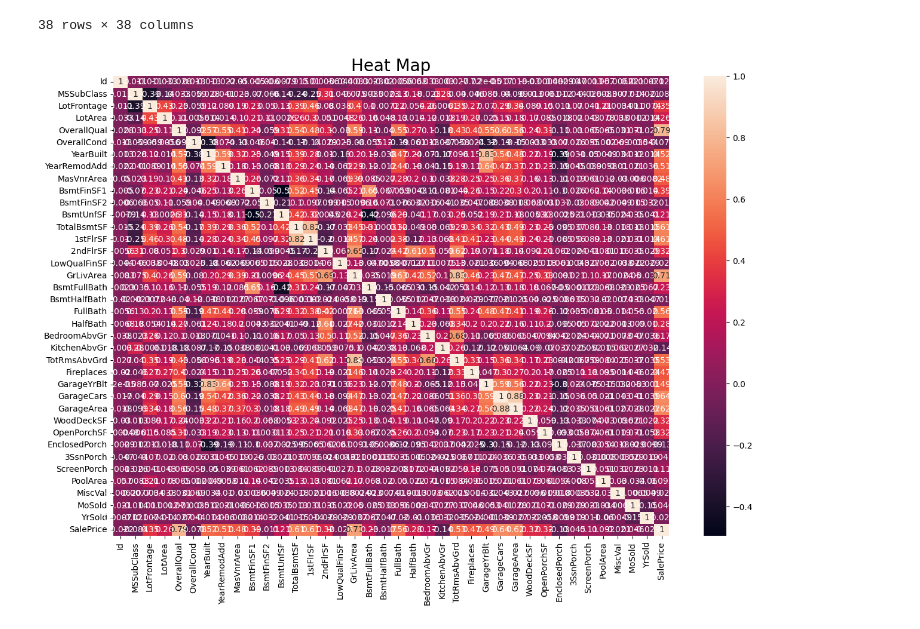
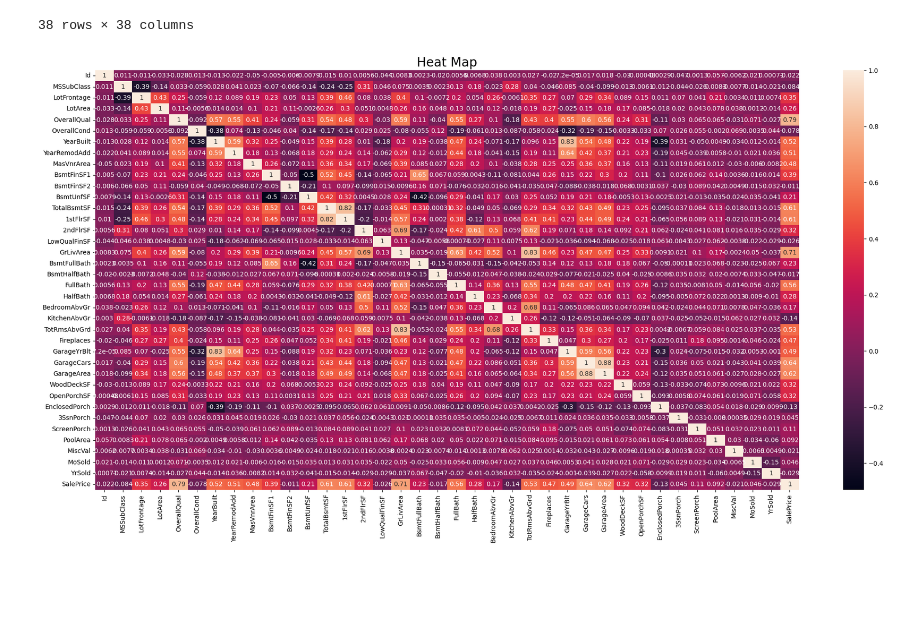
Before and after one commit to Paul-Ndirangu/data_science-assessment, a Jupyter notebook: Assessment_PartII_Paul_Ndirangu/Assessment_PartI_Paul_ndirangu.ipynb, the cells around one changed output. Drawn from its saved outputs; the diff is of its cells as text; code cells hidden in the pictures; blank space fills up the shorter version.

```diff
--- a/Assessment_PartII_Paul_Ndirangu/Assessment_PartI_Paul_ndirangu.ipynb
+++ b/Assessment_PartII_Paul_Ndirangu/Assessment_PartI_Paul_ndirangu.ipynb
@@ -389,10 +389,10 @@ num_cols.corr()
 # %%
 # Heat Map
 
-plt.figure(figsize=(15, 10))
+plt.figure(figsize=(25, 12))
 sns.heatmap(num_cols.corr(), annot=True)
 plt.title('Heat Map', size=20)
 plt.yticks(rotation = 0)
 plt.show()
 # %% [output]
-[figure, old version]
+[figure, new version]
```
